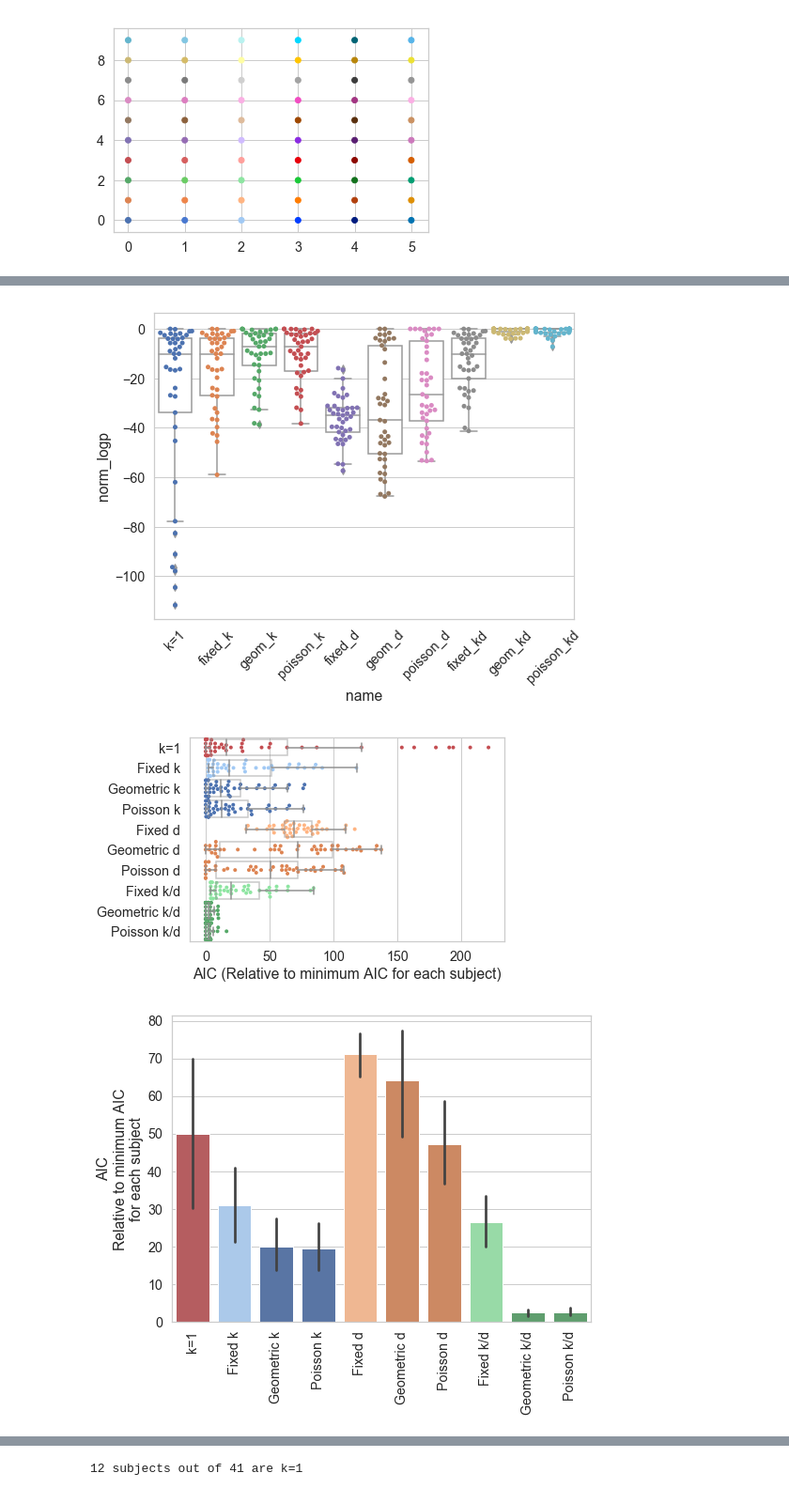
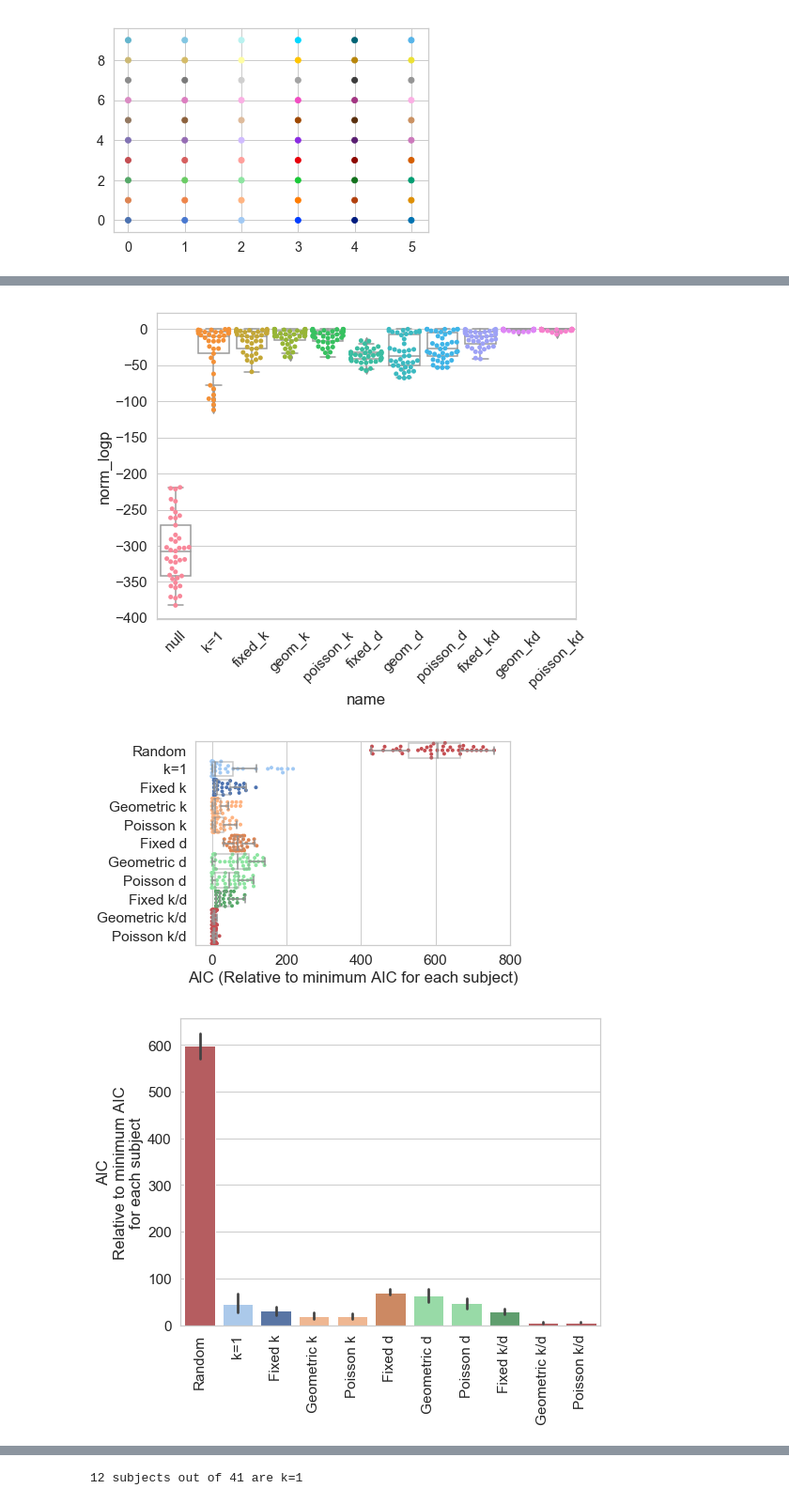
Before and after one commit to fredcallaway/multigoals, a Jupyter notebook: analysis/main.ipynb, the cells around one changed output, grey strips where cells are left out. Shown at 94% size. Saved outputs shown, nothing was run; the diff lists cells and outputs as text; code cells hidden in the pictures.

```diff
--- a/analysis/main.ipynb
+++ b/analysis/main.ipynb
@@ -617,7 +574,7 @@ joblib.dump(dict(
 # %%
 # HACK can use this to load previous action probs
 #'''
-ap = joblib.load('action_probs-v1.2.z')
+ap = joblib.load('action_probs-v1.1.z')
 model_inputs = ap['model_inputs']
 agent_names = ap['agent_names']
 
@@ -1166,6 +1131,7 @@ def _fit_exp(fname):
         pid: _fit_models(arbitrary_problem, agent_names, model_inputs[pid]['model_p'], model_inputs[pid]['rand_p'])
         for pid in model_inputs.keys()
     }
+    _add_null_models(pid_to_fit, model_inputs)
     _add_fixed_models(pid_to_fit, agent_names)
     _add_poisson_models(pid_to_fit, agent_names, model_inputs)
 
@@ -1191,0 +1153,11 @@ number of agents 111
+# %%
+# Computing mean likelihood
+
+pid = 5
+fits = exp1_pid_to_fit[pid]
+n_trials = model_inputs[pid]['rand_p'].shape[0]
+
+[
+    (k, np.exp(fits[k]['logp']/n_trials))
+    for k in ['null', 'k=1', 'geom_k', 'poisson_d', 'geom_kd']
+]
@@ -1191,0 +1170,15 @@ number of agents 111
+# %%
+# Examining r^2 values
+
+def fits_r2(fits, model_name):
+    return 1 - fits[model_name]['logp'] / fits['null']['logp']
+
+for m in ['k=1', 'geom_k', 'poisson_d', 'geom_kd']:
+    r2s = [
+        fits_r2(fits, m)
+        for pid, fits in exp1_pid_to_fit.items()
+    ]
+    print('{} {:.04f}'.format(m, np.mean(r2s)))
+    f, ax = plt.subplots()
+    ax.hist(r2s, bins=30)
+    ax.set(title=f'{m} - psuedo r^2')
@@ -1629,6 +1631,9 @@ colors = [
 ]
 
 model_name_to_param_count_hue = {
+    # 0 param
+    'null': (0, 'null'),
+
     # 1 param: p(err)
     'k=1': (1, 'k=1'),
 
@@ -1651,6 +1656,7 @@ model_name_to_param_count_hue = {
 }
 
 model_name_to_label = {
+    'null': 'Random',
     'k=1': 'k=1',
     'fixed_k': 'Fixed k',
     'geom_k': 'Geometric k',
@@ -1667,10 +1673,16 @@ model_name_to_label = {
 
 logp_df = []
 
+def compute_aic(logp, param_count):
+    return 2 * param_count - 2 * logp
+def compute_bic(logp, param_count, n_trials):
+    return np.log(n_trials) * param_count - 2 * logp
+
 for pid, fits in exp1_pid_to_fit.items():
 
     # four models, (fixed, geom) * (k, depth)
     hi = [
+        dict(name='null', logp=fits['null']['logp']),
         dict(name='k=1', logp=fits['k=1']['logp']),
         dict(name='fixed_k', logp=fits['fixed_k']['logp']),
         dict(name='geom_k', logp=fits['geom_k']['logp']),
@@ -1692,6 +1704,11 @@ for pid, fits in exp1_pid_to_fit.items():
         item['param_names'] = hue
         item['norm_logp'] = item['logp'] - np.max(l)
         item['aic'] = 2 * param_count - 2 * item['logp']
+        item['r2'] = fits_r2(fits, item['name'])
+        n_trials = model_inputs[pid]['rand_p'].shape[0]
+        item['trialp'] = np.exp(item['logp']/n_trials)
+        item['aic'] = np.log(n_trials) * param_count - 2 * item['logp']
+
     aics = np.array([r['aic'] for r in hi])
     for item in hi:
         item['norm_aic'] = item['aic'] - np.min(aics)
@@ -1771,5 +1788,5 @@ plt.savefig('model-fits.eps', bbox_inches='tight')
-[figure, old version]
+[figure, new version]
-[figure, old version]
+[figure, new version]
-[figure, old version]
+[figure, new version]
 # %%
 from collections import Counter
```
Also changed, not shown: parts of 29 cells of this notebook, 3 other files.
